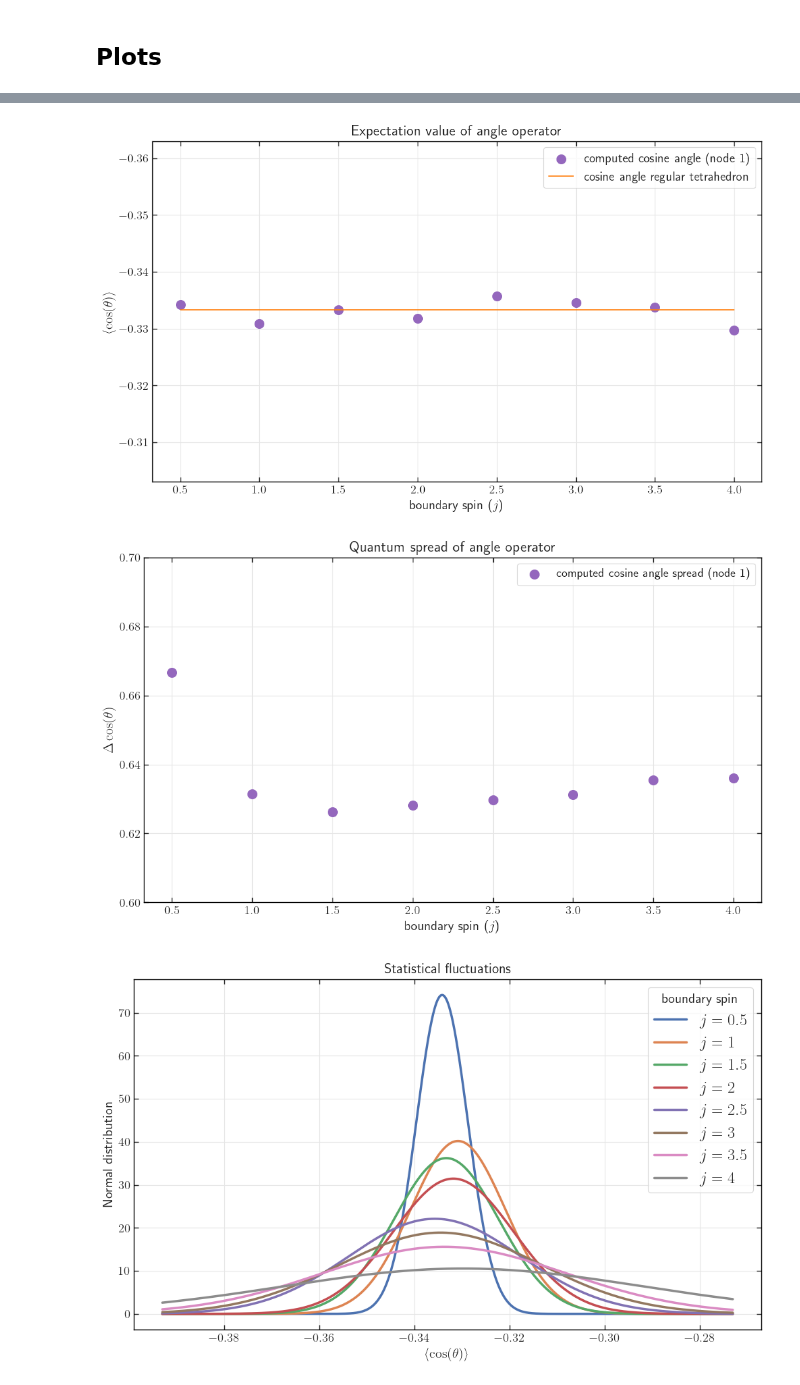
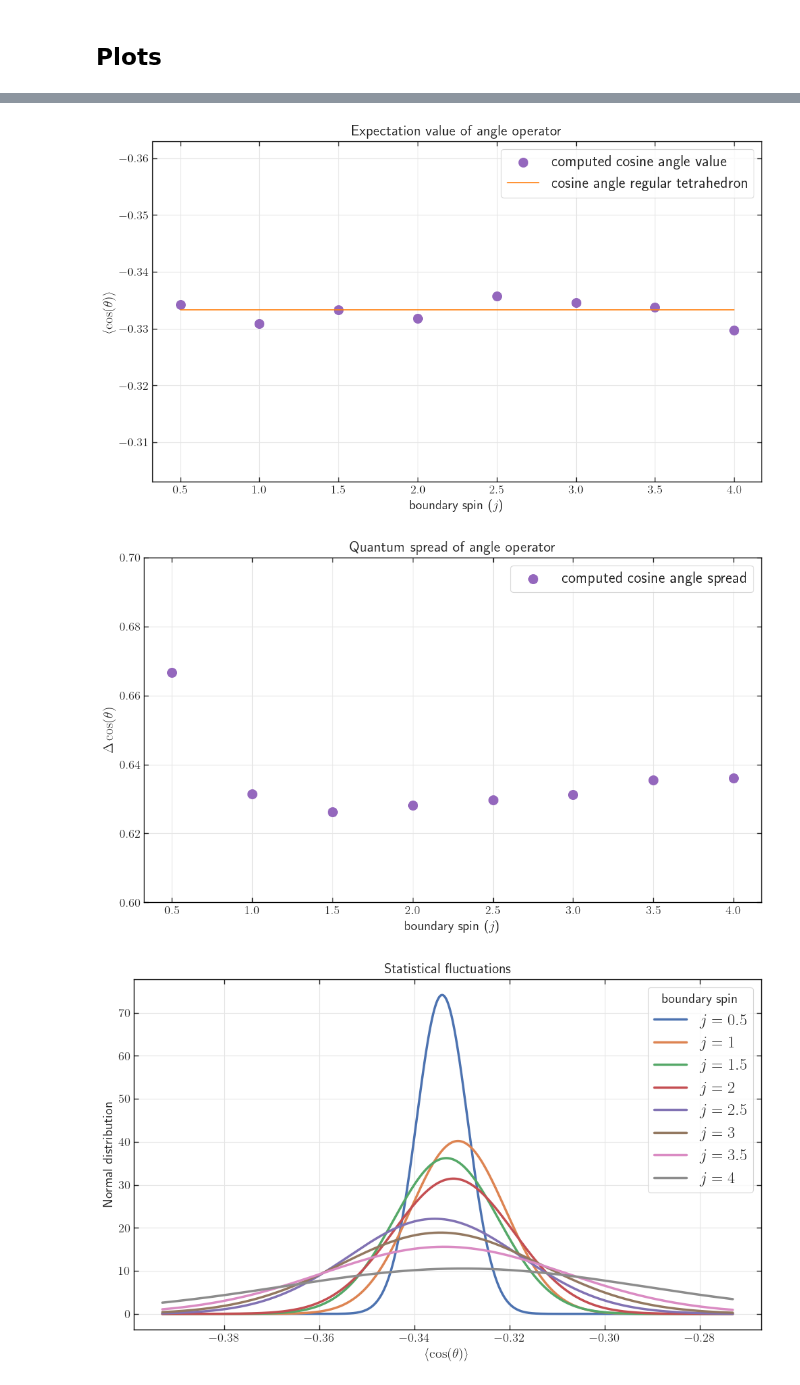
Before and after one commit to PietropaoloFrisoni/MCMC_16_cells_spinfoam, a Jupyter notebook: notebooks/Operators.ipynb, the cells around one changed output, grey strips where cells are left out. Drawn from its saved outputs; the diff is of its cells as text; code cells hidden in the pictures.

```diff
--- a/notebooks/Operators.ipynb
+++ b/notebooks/Operators.ipynb
@@ -522,35 +522,36 @@ ax = df.plot(
     y="cos_avg",
     s=100,
     kind="scatter",
     grid="false",
     color="tab:purple",
-    label="computed cosine angle (node 1)",
+    label="computed cosine angle value",
     figsize=(12, 6.75),
 )
 df.plot(
     x="spin",
     y="reg_angles",
     ax=ax,
     kind="line",
     color="tab:orange",
     linewidth=1.2,
     label="cosine angle regular tetrahedron",
 )
 plt.legend(fontsize=14)
 ax.set_ylim([-0.303, -0.363])
 plt.ylabel(r"$\langle \cos (\theta) \rangle$")
 plt.xlabel("boundary spin ($j$)")
 plt.title("Expectation value of angle operator", fontsize=16)
 
+plt.legend(loc="upper right", fontsize="large", fancybox=True)
 
 # save the plot
 printfile = "./plots/angles_exp_values"
 plt.savefig(printfile + ".svg")
 # plt.savefig(printfile+'.png',dpi=300)
 
 plt.show()
 # %% [output]
-[figure, old version]
+[figure, new version]
 # %%
 ax = df.plot(
     x="spin",
@@ -560,7 +561,7 @@ ax = df.plot(
     kind="scatter",
     grid="false",
     color="tab:purple",
-    label="computed cosine angle spread (node 1)",
+    label="computed cosine angle spread",
     figsize=(12, 6.75),
 )
 
@@ -569,6 +570,7 @@ plt.ylabel(r"$ \Delta \cos (\theta) $")
 plt.xlabel("boundary spin ($j$)")
 plt.title("Quantum spread of angle operator", fontsize=16)
 
+plt.legend(loc="upper right", fontsize="large", fancybox=True)
 
 # save the plot
 printfile = "./plots/angles_quantum_spread"
@@ -577,7 +579,7 @@ plt.savefig(printfile + ".svg")
 
 plt.show()
 # %% [output]
-[figure, old version]
+[figure, new version]
 # %%
 import matplotlib.pyplot as plt
 import numpy as np
```
Also changed, not shown: parts of 6 cells of this notebook, 7 other files.
